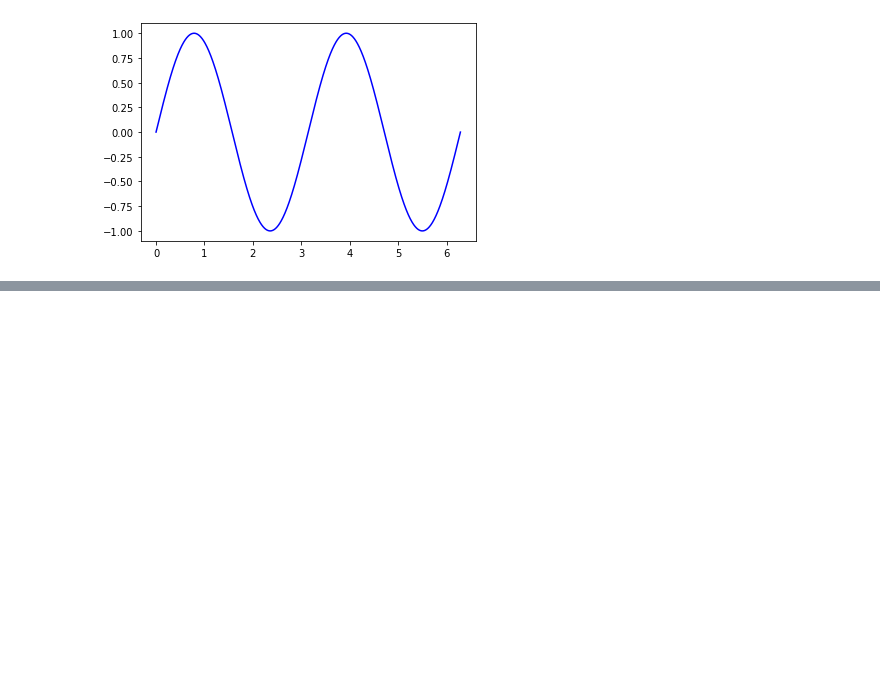
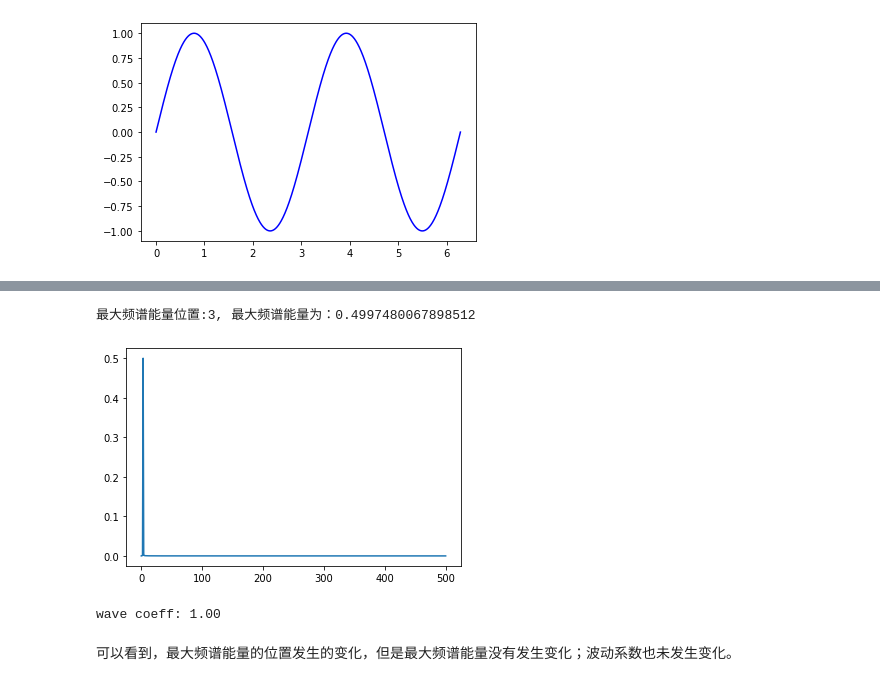
Before and after one commit to zhongcheng0519/algorithm-fundamental, a Jupyter notebook: fourier1d.ipynb, the cells around one changed output, grey strips where cells are left out. Cells and saved outputs as stored; diff of their text form; code cells hidden in the pictures; blank space fills up the shorter version.

```diff
--- a/fourier1d.ipynb
+++ b/fourier1d.ipynb
@@ -25,0 +64,12 @@ x = x/((max_sig - min_sig)/2)
+# %%
+A = 2
+n = 3
+x = A * np.sin(n*t)
+wc = wave_coeff(x)
+print(f"wave coeff: {wc:.2f}")
+# %% [output]
+最大频谱能量位置:3, 最大频谱能量为：0.4997480067898512
+[figure, added]
+wave coeff: 1.00
+# %% [markdown]
+可以看到，最大频谱能量的位置发生的变化，但是最大频谱能量没有发生变化；波动系数也未发生变化。
```
Also changed, not shown: parts of 10 cells of this notebook.
